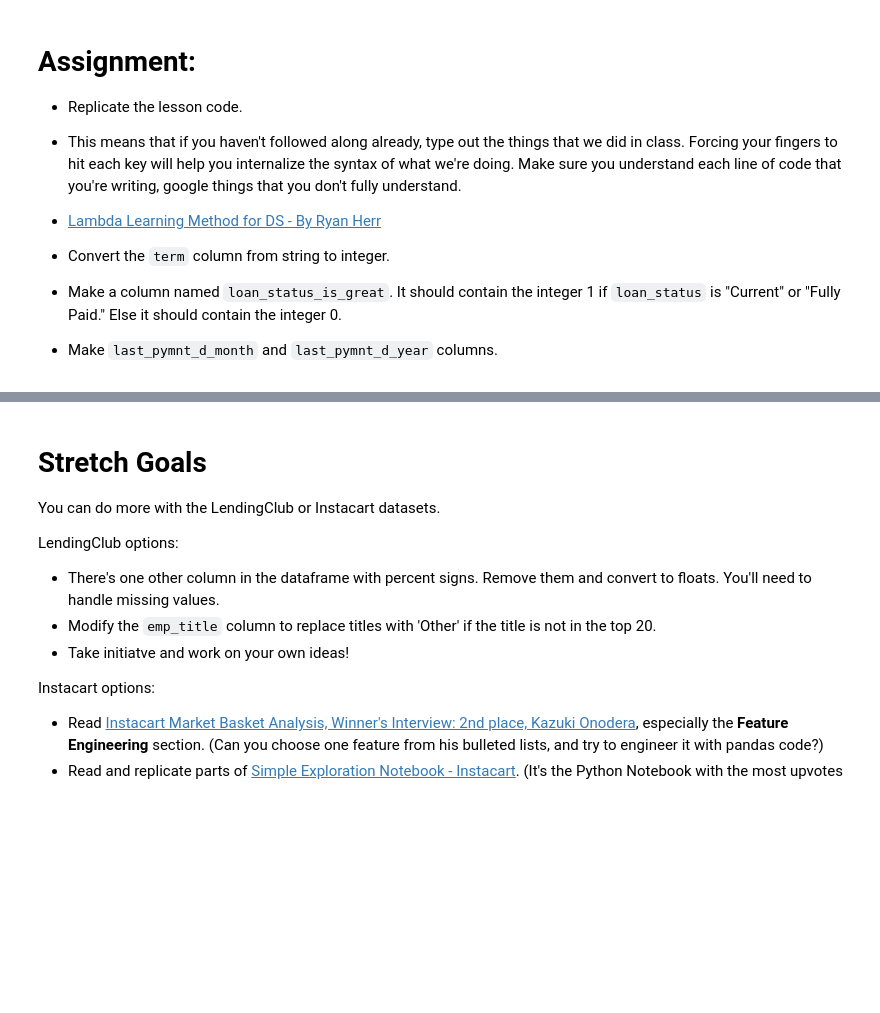
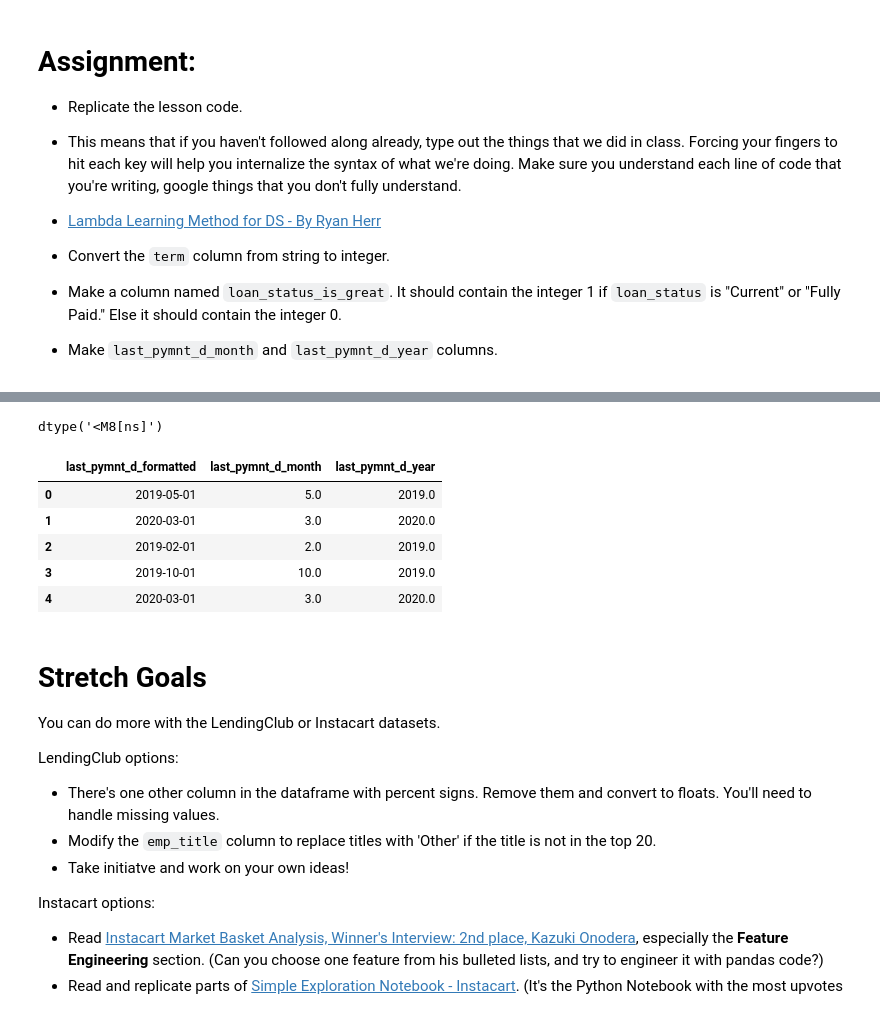
Before and after one commit to kebreck/DS-Unit-1-Sprint-1-Data-Wrangling-and-Storytelling, a Jupyter notebook: module2-make-features/LS_DS_112_Make_Features_Assignment_Breckenfelder.ipynb, the cells around one changed output, grey strips where cells are left out. Drawn from its saved outputs; the diff is of its cells as text; code cells hidden in the pictures; blank space fills up the shorter version.

```diff
--- a/module2-make-features/LS_DS_112_Make_Features_Assignment_Breckenfelder.ipynb
+++ b/module2-make-features/LS_DS_112_Make_Features_Assignment_Breckenfelder.ipynb
@@ -638,0 +119,7 @@ Name: day_diff, dtype: int64
+# %%
+loans['loan_status_is_great'] = 0
+loans[['loan_status_is_great', 'loan_status']].head()
+# %%
+loans.loc[loans['loan_status']=='Current', 'loan_status_is_great'] = 1
+loans.loc[loans['loan_status']=='Fully Paid', 'loan_status_is_great'] = 1
+loans[['loan_status_is_great', 'loan_status']].head()
@@ -639,3 +166,20 @@ Name: day_diff, dtype: int64
+# %%
+loans['last_pymnt_d_formatted'] = pd.to_datetime(loans['last_pymnt_d'], infer_datetime_format=True)
+# %%
+loans['last_pymnt_d_formatted'].dtype
+# %% [output]
+dtype('<M8[ns]')
+# %%
+loans['last_pymnt_d_year'] = loans['last_pymnt_d_formatted'].dt.year
+loans['last_pymnt_d_month'] = loans['last_pymnt_d_formatted'].dt.month
+loans[['last_pymnt_d_formatted', 'last_pymnt_d_month', 'last_pymnt_d_year']].head()
+# %% [output]
+|  | last_pymnt_d_formatted | last_pymnt_d_month | last_pymnt_d_year |
+| 0 | 2019-05-01 | 5.0 | 2019.0 |
+| 1 | 2020-03-01 | 3.0 | 2020.0 |
+| 2 | 2019-02-01 | 2.0 | 2019.0 |
+| 3 | 2019-10-01 | 10.0 | 2019.0 |
+| 4 | 2020-03-01 | 3.0 | 2020.0 |
 # %% [markdown]
 # Stretch Goals
 
```
Also changed, not shown: parts of 105 cells of this notebook.
